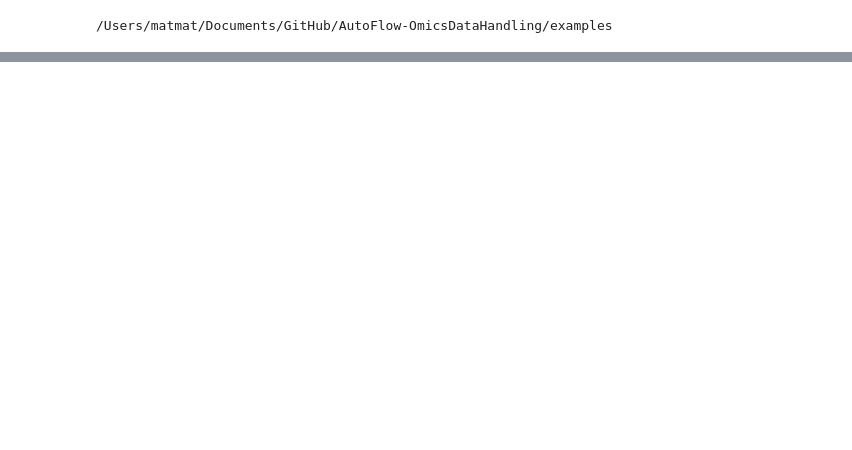
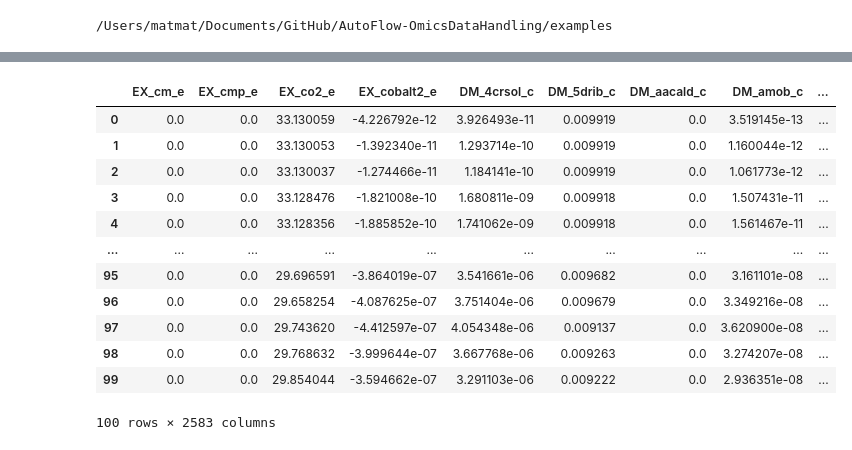
Before and after one commit to AutoFlowResearch/BFAIR, a Jupyter notebook: examples/MFA_cobra_sampling.ipynb, the cells around one changed output, grey strips where cells are left out. Saved outputs shown, nothing was run; the diff lists cells and outputs as text; code cells hidden in the pictures; blank space fills up the shorter version.

```diff
--- a/examples/MFA_cobra_sampling.ipynb
+++ b/examples/MFA_cobra_sampling.ipynb
@@ -111,0 +97,4 @@ Wall time: 1min 9s
+# %%
+model = cobra.io.load_json_model('data/FIA_MS_example/database_files/iJO1366.json')
+# %%
+model, problems = add_feasible_constraints(model, fittedFluxes)
@@ -153,2 +134,0 @@ from BFAIR import thermo, thermo_models
-# %%
-model.solver = 'optlang-gurobi'
@@ -322,0 +157,2 @@ relax_obj
+# %%
+sampled_fluxes = cobra.sampling.sample(model, n=100, processes=2)
@@ -322,0 +166,16 @@ relax_obj
+# %%
+sampled_fluxes
+# %% [output]
+|  | EX_cm_e | EX_cmp_e | EX_co2_e | EX_cobalt2_e | DM_4crsol_c | DM_5drib_c | DM_aacald_c | DM_amob_c | ... |
+| 0 | 0.0 | 0.0 | 33.130059 | -4.226792e-12 | 3.926493e-11 | 0.009919 | 0.0 | 3.519145e-13 | ... |
+| 1 | 0.0 | 0.0 | 33.130053 | -1.392340e-11 | 1.293714e-10 | 0.009919 | 0.0 | 1.160044e-12 | ... |
+| 2 | 0.0 | 0.0 | 33.130037 | -1.274466e-11 | 1.184141e-10 | 0.009919 | 0.0 | 1.061773e-12 | ... |
+| 3 | 0.0 | 0.0 | 33.128476 | -1.821008e-10 | 1.680811e-09 | 0.009918 | 0.0 | 1.507431e-11 | ... |
+| 4 | 0.0 | 0.0 | 33.128356 | -1.885852e-10 | 1.741062e-09 | 0.009918 | 0.0 | 1.561467e-11 | ... |
+| ... | ... | ... | ... | ... | ... | ... | ... | ... | ... |
+| 95 | 0.0 | 0.0 | 29.696591 | -3.864019e-07 | 3.541661e-06 | 0.009682 | 0.0 | 3.161101e-08 | ... |
+| 96 | 0.0 | 0.0 | 29.658254 | -4.087625e-07 | 3.751404e-06 | 0.009679 | 0.0 | 3.349216e-08 | ... |
+| 97 | 0.0 | 0.0 | 29.743620 | -4.412597e-07 | 4.054348e-06 | 0.009137 | 0.0 | 3.620900e-08 | ... |
+| 98 | 0.0 | 0.0 | 29.768632 | -3.999644e-07 | 3.667768e-06 | 0.009263 | 0.0 | 3.274207e-08 | ... |
+| 99 | 0.0 | 0.0 | 29.854044 | -3.594662e-07 | 3.291103e-06 | 0.009222 | 0.0 | 2.936351e-08 | ... |
+100 rows × 2583 columns
```
Also changed, not shown: parts of 121 cells of this notebook.
